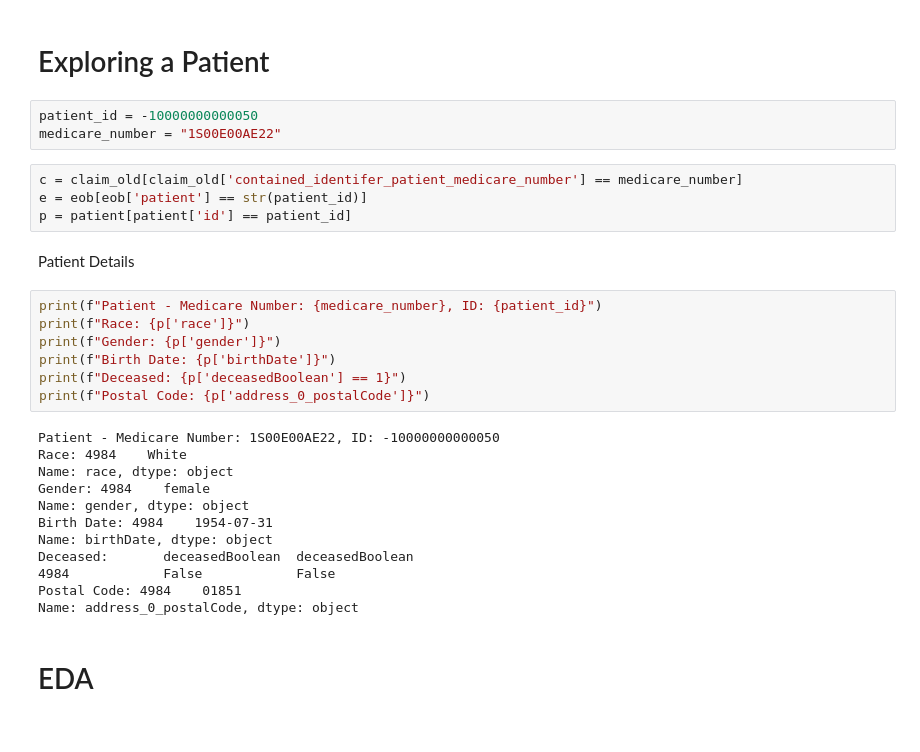
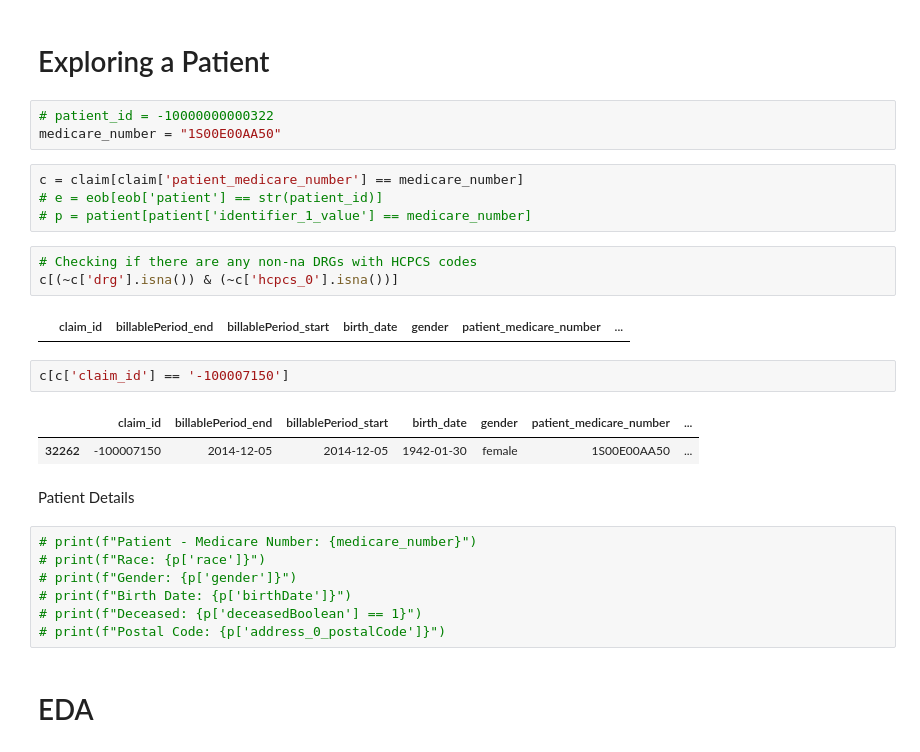
Before and after one commit to martza87/siads_696_mII, a Jupyter notebook: src/02_Merging_EDA.ipynb, the cells around one changed output. Saved outputs shown, nothing was run; the diff lists cells and outputs as text.

Commit message:
[Update] Selected patient pathway

```diff
--- a/src/02_Merging_EDA.ipynb
+++ b/src/02_Merging_EDA.ipynb
@@ -380,34 +408,32 @@ Number of Patient Medicare Numbers in old file that match claims: 132
 Number of Patient Medicare Numbers in 2025-09-22 file that match claims: 0
 # %% [markdown]
 # Exploring a Patient
-# %%
-patient_id = -10000000000050
-medicare_number = "1S00E00AE22"
+# %%
+# patient_id = -10000000000322
+medicare_number = "1S00E00AA50"
 # %%
-c = claim_old[claim_old['contained_identifer_patient_medicare_number'] == medicare_number]
-e = eob[eob['patient'] == str(patient_id)]
-p = patient[patient['id'] == patient_id]
+c = claim[claim['patient_medicare_number'] == medicare_number]
+# e = eob[eob['patient'] == str(patient_id)]
+# p = patient[patient['identifier_1_value'] == medicare_number]
+# %%
+# Checking if there are any non-na DRGs with HCPCS codes
+c[(~c['drg'].isna()) & (~c['hcpcs_0'].isna())]
+# %% [output]
+|  | claim_id | billablePeriod_end | billablePeriod_start | birth_date | gender | patient_medicare_number | ... |
+# %%
+c[c['claim_id'] == '-100007150']
+# %% [output]
+|  | claim_id | billablePeriod_end | billablePeriod_start | birth_date | gender | patient_medicare_number | ... |
+| 32262 | -100007150 | 2014-12-05 | 2014-12-05 | 1942-01-30 | female | 1S00E00AA50 | ... |
 # %% [markdown]
 Patient Details
 # %%
-print(f"Patient - Medicare Number: {medicare_number}, ID: {patient_id}")
-print(f"Race: {p['race']}")
-print(f"Gender: {p['gender']}")
-print(f"Birth Date: {p['birthDate']}")
-print(f"Deceased: {p['deceasedBoolean'] == 1}")
-print(f"Postal Code: {p['address_0_postalCode']}")
+# print(f"Patient - Medicare Number: {medicare_number}")
+# print(f"Race: {p['race']}")
+# print(f"Gender: {p['gender']}")
+# print(f"Birth Date: {p['birthDate']}")
+# print(f"Deceased: {p['deceasedBoolean'] == 1}")
+# print(f"Postal Code: {p['address_0_postalCode']}")
-# %% [output]
-Patient - Medicare Number: 1S00E00AE22, ID: -10000000000050
-Race: 4984    White
-Name: race, dtype: object
-Gender: 4984    female
-Name: gender, dtype: object
-Birth Date: 4984    1954-07-31
-Name: birthDate, dtype: object
-Deceased:       deceasedBoolean  deceasedBoolean
-4984            False            False
-Postal Code: 4984    01851
-Name: address_0_postalCode, dtype: object
 # %% [markdown]
 # EDA
 # %% [markdown]
```
Also changed, not shown: parts of 7 cells of this notebook.
